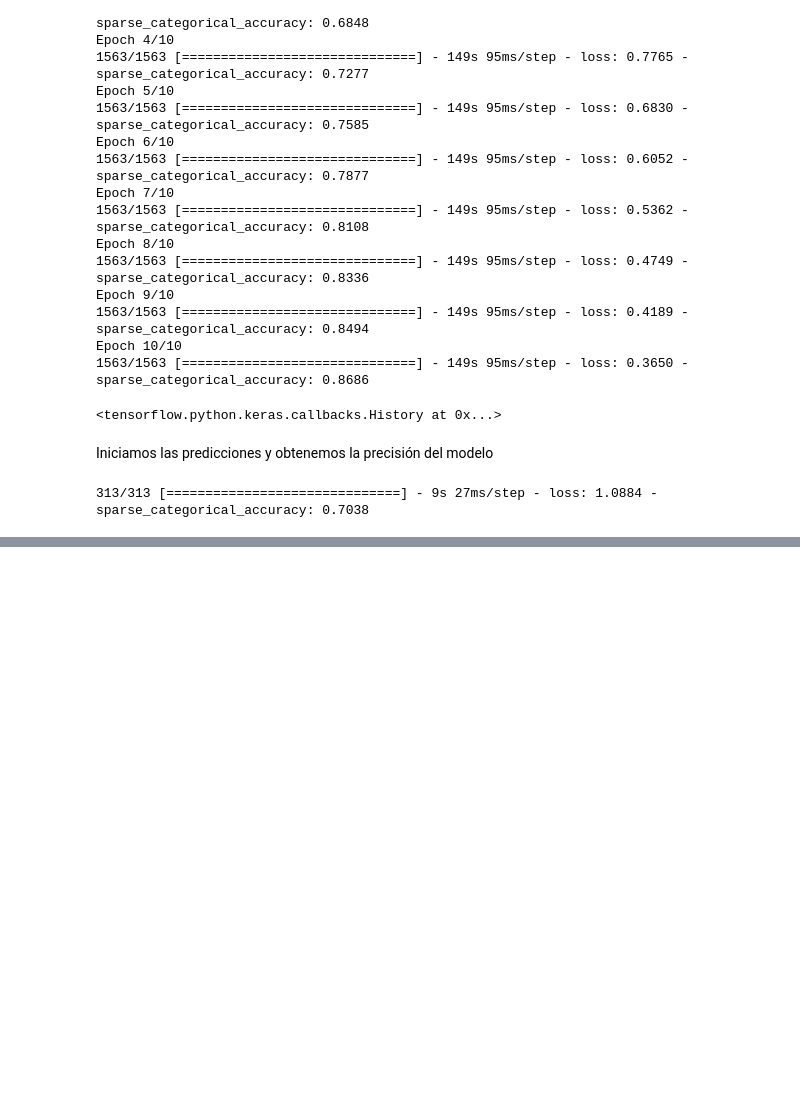
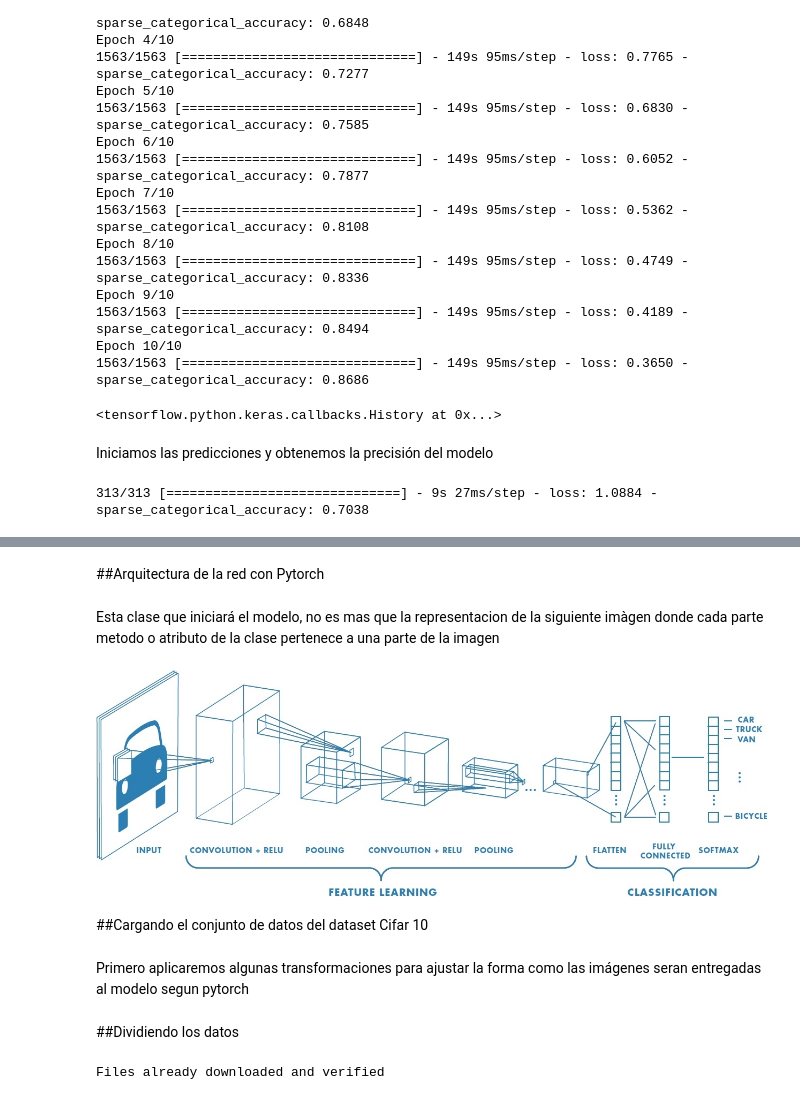
Before and after one commit to TottiPuc/Machine_learning, a Jupyter notebook: CNN_con_tensorflow.ipynb, the cells around one changed output, grey strips where cells are left out. Cells and saved outputs as stored; diff of their text form; code cells hidden in the pictures; blank space fills up the shorter version.

Commit message:
comparación con implementación en pytorch

```diff
--- a/CNN_con_tensorflow.ipynb
+++ b/CNN_con_tensorflow.ipynb
@@ -119,0 +153,2 @@ test_loss, test_accuracy = model.evaluate(x_test,y_test)
+# %% [markdown]
+##Arquitectura de la red con Pytorch
@@ -119,0 +196,2 @@ test_loss, test_accuracy = model.evaluate(x_test,y_test)
+# %% [markdown]
+Esta clase que iniciará el modelo, no es mas que la representacion de la siguiente imàgen donde cada parte metodo o atributo de la clase pertenece a una parte de la imagen
@@ -119,0 +202,8 @@ test_loss, test_accuracy = model.evaluate(x_test,y_test)
+# %%
+Image('cnn.jpg',width=1000)
+# %% [output]
+[figure, added]
+# %% [markdown]
+##Cargando el conjunto de datos del dataset Cifar 10
+# %% [markdown]
+Primero aplicaremos algunas transformaciones para ajustar la forma como las imágenes seran entregadas al modelo segun pytorch
@@ -119,0 +218,7 @@ test_loss, test_accuracy = model.evaluate(x_test,y_test)
+# %% [markdown]
+##Dividiendo los datos
+# %%
+#cargando los datos de entrenamiento
+train_data = datasets.CIFAR10('CIFAR10', train=True, download=True, transform=transformations)
+# %% [output]
+Files already downloaded and verified
```
Also changed, not shown: parts of 34 cells of this notebook.
